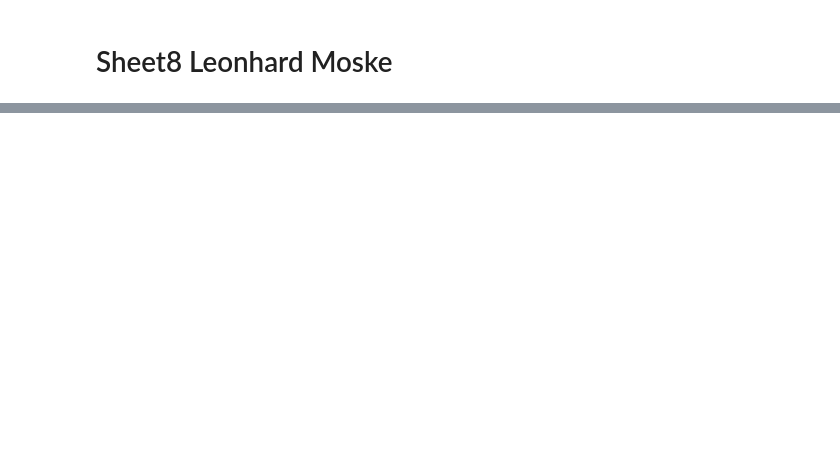
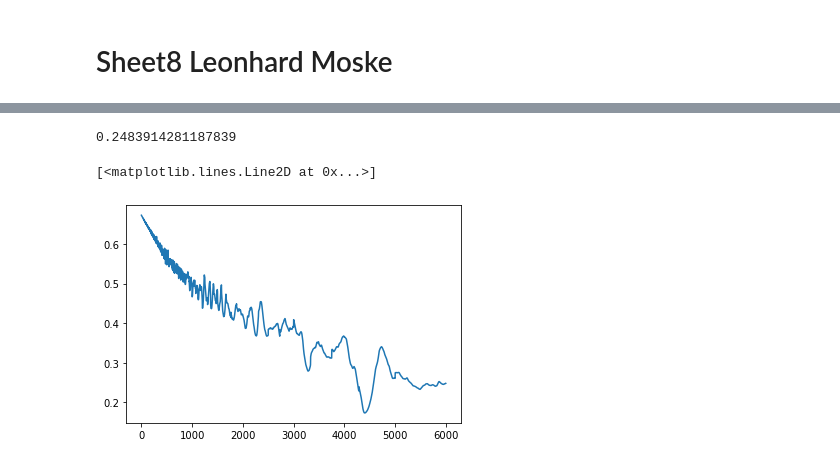
Before and after one commit to Leonhard-Moske/CMCMP, a Jupyter notebook: sheet8/physics767_sheet8_LeonhardMoske.ipynb, the cells around one changed output, grey strips where cells are left out. Cells and saved outputs as stored; diff of their text form; code cells hidden in the pictures; blank space fills up the shorter version.

```diff
--- a/sheet8/physics767_sheet8_LeonhardMoske.ipynb
+++ b/sheet8/physics767_sheet8_LeonhardMoske.ipynb
@@ -59,0 +61,22 @@ plt.show()
+# %%
+def binning(xHist, binSize):
+    blocked = np.zeros(int(len(xHist)/binSize))
+    for i in range(int(len(xHist)/binSize)):
+        blocked[i] = np.mean(xHist[i*binSize:i*binSize + binSize])
+    return blocked
+# %%
+maxbinsize = 6000
+
+blocked = binning(xHist, maxbinsize)
+print(np.std(blocked))
+
+errors = []
+
+for i in range(1,maxbinsize):
+    errors.append(np.std(binning(xHist, i)))
+
+plt.plot(errors)
+# %% [output]
+0.2483914281187839
+[<matplotlib.lines.Line2D at 0x...>]
+[figure, added]
```
Also changed, not shown: parts of 3 cells of this notebook.
